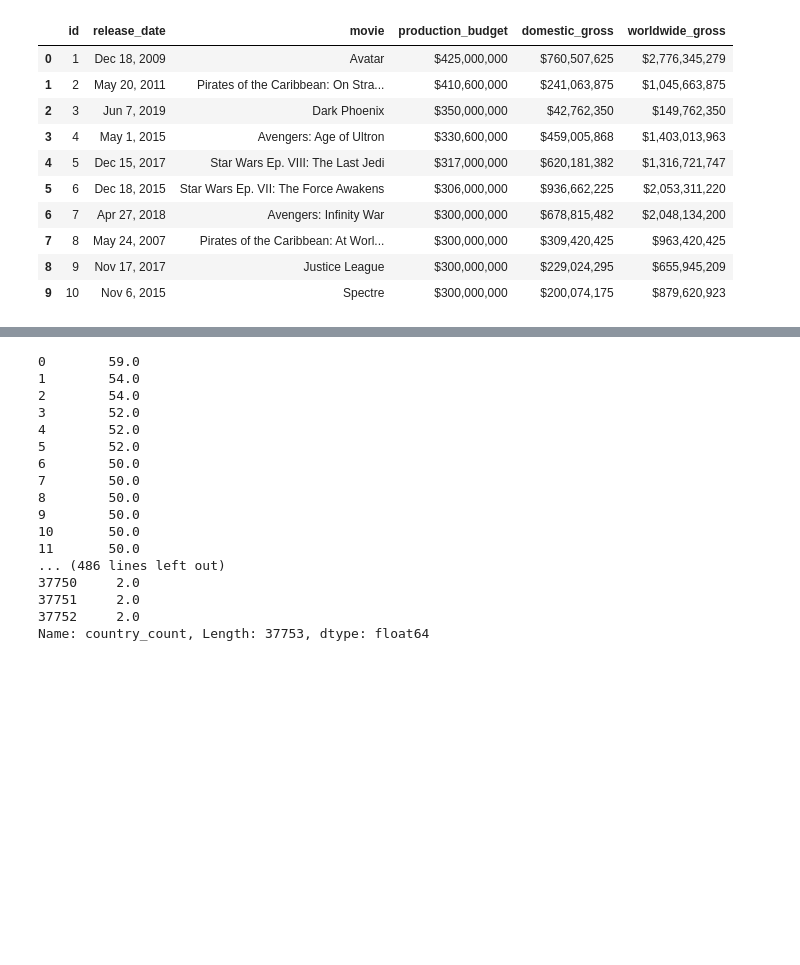
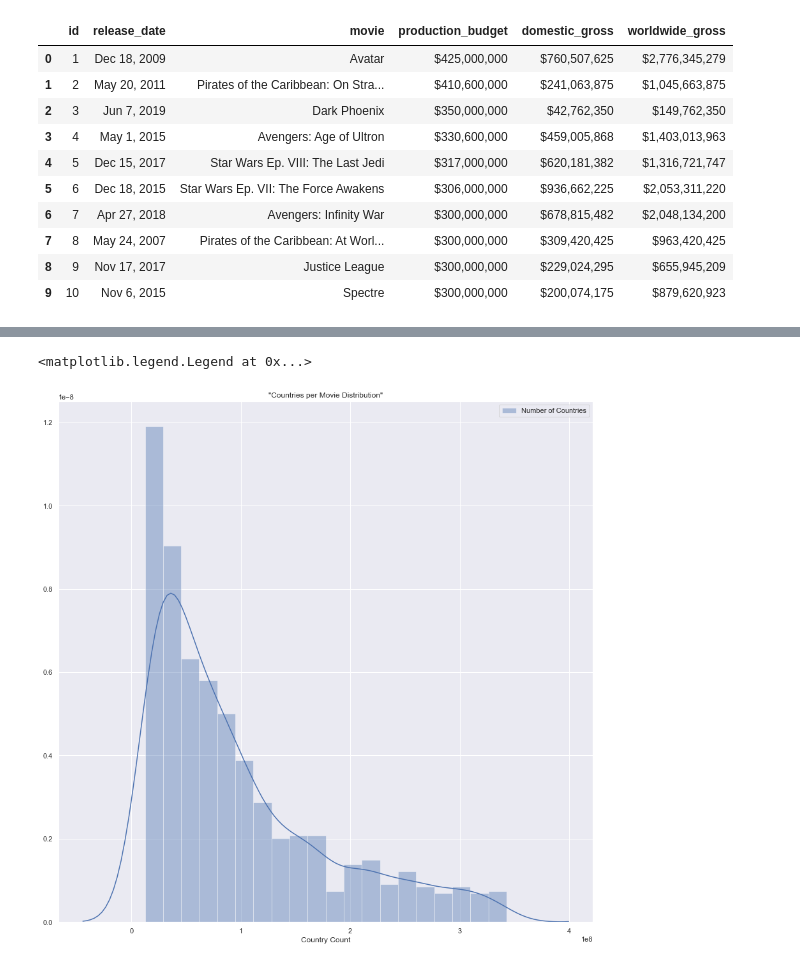
Before and after one commit to tcastanley/Movie_Analysis, a Jupyter notebook: Country_Movie_Inspection.ipynb, the cells around one changed output, grey strips where cells are left out. Saved outputs shown, nothing was run; the diff lists cells and outputs as text; code cells hidden in the pictures; blank space fills up the shorter version.

```diff
--- a/Country_Movie_Inspection.ipynb
+++ b/Country_Movie_Inspection.ipynb
@@ -349,23 +446,19 @@ worked
-# %%
-# country_counts = country_counts.merge(movie_titles, on='tconst')
-country_counts['country_count'].replace(5,1)
-# .join(movie_money, how='inner', on='primary_title', rsuffix='*')
-# pd.concat([country_counts, movie_money], axis=1, join='inner', ignore_index=True)
-# %% [output]
-0        59.0
-1        54.0
-2        54.0
-3        52.0
-4        52.0
-5        52.0
-6        50.0
-7        50.0
-8        50.0
-9        50.0
-10       50.0
-11       50.0
-... (486 lines left out)
-37750     2.0
-37751     2.0
-37752     2.0
-Name: country_count, Length: 37753, dtype: float64
+# %%
+plt.figure(figsize=(15,15))
+# sns.set(context=, style=, palette=, font=, font_scale=, color_codes=, rc=,)
+
+bins=[2,12,22,32,42,52,62,72,82]
+column = df_int_movies_analysis\
+[(df_int_movies_analysis['worldwide_gross']\
+ > df_int_movies_analysis['worldwide_gross'].quantile(.3))\
+ & (df_int_movies_analysis['worldwide_gross']\
+ < df_int_movies_analysis['worldwide_gross'].quantile(.9))]\
+['worldwide_gross']
+sns.distplot(column, bins=20, norm_hist=True, axlabel='Country Count');
+
+plt.xticks()
+plt.title('"Countries per Movie Distribution"')
+plt.legend(['Number of Countries'])
+# %% [output]
+<matplotlib.legend.Legend at 0x...>
+[figure, added]
```
Also changed, not shown: parts of 48 cells of this notebook, 1 other file.
